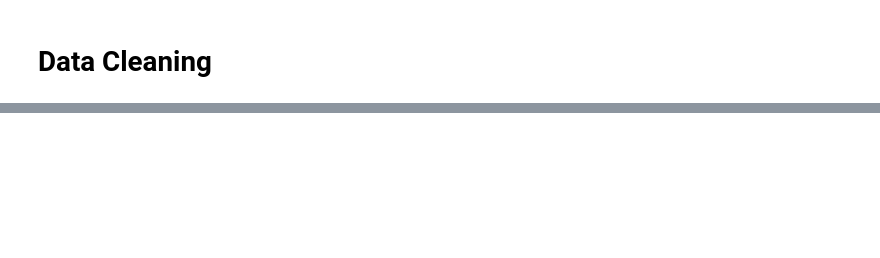
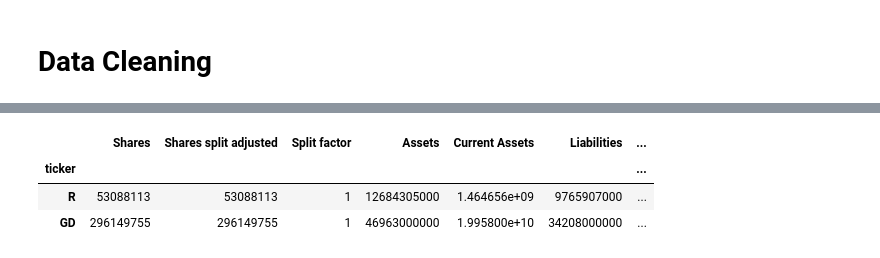
Before and after one commit to ruchikav95/Stock-Market-Analysis-, a Jupyter notebook: Individual_Assignment_BA820.ipynb, the cells around one changed output, grey strips where cells are left out. Saved outputs shown, nothing was run; the diff lists cells and outputs as text; code cells hidden in the pictures; blank space fills up the shorter version.

```diff
--- a/Individual_Assignment_BA820.ipynb
+++ b/Individual_Assignment_BA820.ipynb
@@ -330,0 +230,3 @@ temp.head()
+# %%
+df_2018['Current Assets'] = df_2018['Current Assets'].fillna(0)
+df_2018['Current Liabilities'] = df_2018['Current Liabilities'].fillna(0)
@@ -330,0 +264,8 @@ temp.head()
+# %%
+#non-controlling interest and preferred equity are valued at $0 for observations with null values for cash from operating, investing and finaning activities
+df_2018[(df_2018['Cash from operating activities']).isnull()]
+# %% [output]
+|  | Shares | Shares split adjusted | Split factor | Assets | Current Assets | Liabilities | ... |
+| ticker |  |  |  |  |  |  | ... |
+| R | 53088113 | 53088113 | 1 | 12684305000 | 1.464656e+09 | 9765907000 | ... |
+| GD | 296149755 | 296149755 | 1 | 46963000000 | 1.995800e+10 | 34208000000 | ... |
```
Also changed, not shown: parts of 51 cells of this notebook.
